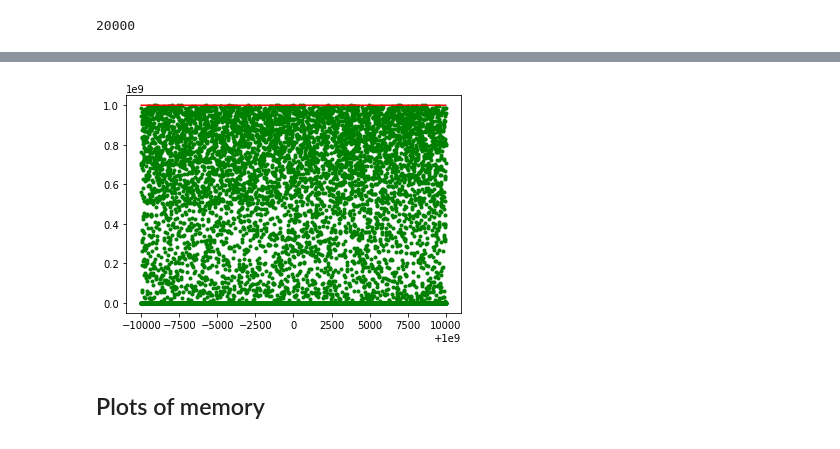
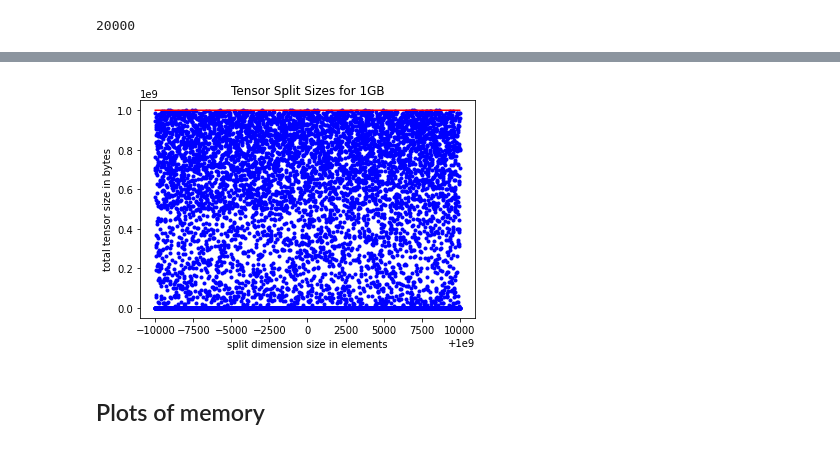
Before and after one commit to awav/gambit, a Jupyter notebook: bench/Untitled.ipynb, the cells around one changed output, grey strips where cells are left out. Drawn from its saved outputs; the diff is of its cells as text; code cells hidden in the pictures.

```diff
--- a/bench/Untitled.ipynb
+++ b/bench/Untitled.ipynb
@@ -54,10 +64,14 @@ full_sizes    = [1000 * n for n in dataset_sizes]
 # %%
-plt.plot(dataset_sizes, [8 * 1000 * s for s in split_sizes], ".g")
+plt.plot(dataset_sizes, [8 * 1000 * s for s in split_sizes], ".b")
 # plt.plot([1373017], [8 * 1000 * split_algo(make_dims(1373017), 1, limit)], "or") # house electric
 #plt.plot(dataset_sizes, full_sizes, "or")
+plt.title("Tensor Split Sizes for 1GB")
+plt.xlabel("split dimension size in elements")
+plt.ylabel("total tensor size in bytes")
 plt.plot(dataset_sizes, [limit for _ in dataset_sizes], "-r")
-plt.show()
+#plt.show()
+plt.savefig("split_sizes.png", dpi=300)
 # %% [output]
-[figure, old version]
+[figure, new version]
 # %% [markdown]
 ## Plots of memory
```
Also changed, not shown: parts of 3 cells of this notebook, 8 other files.
